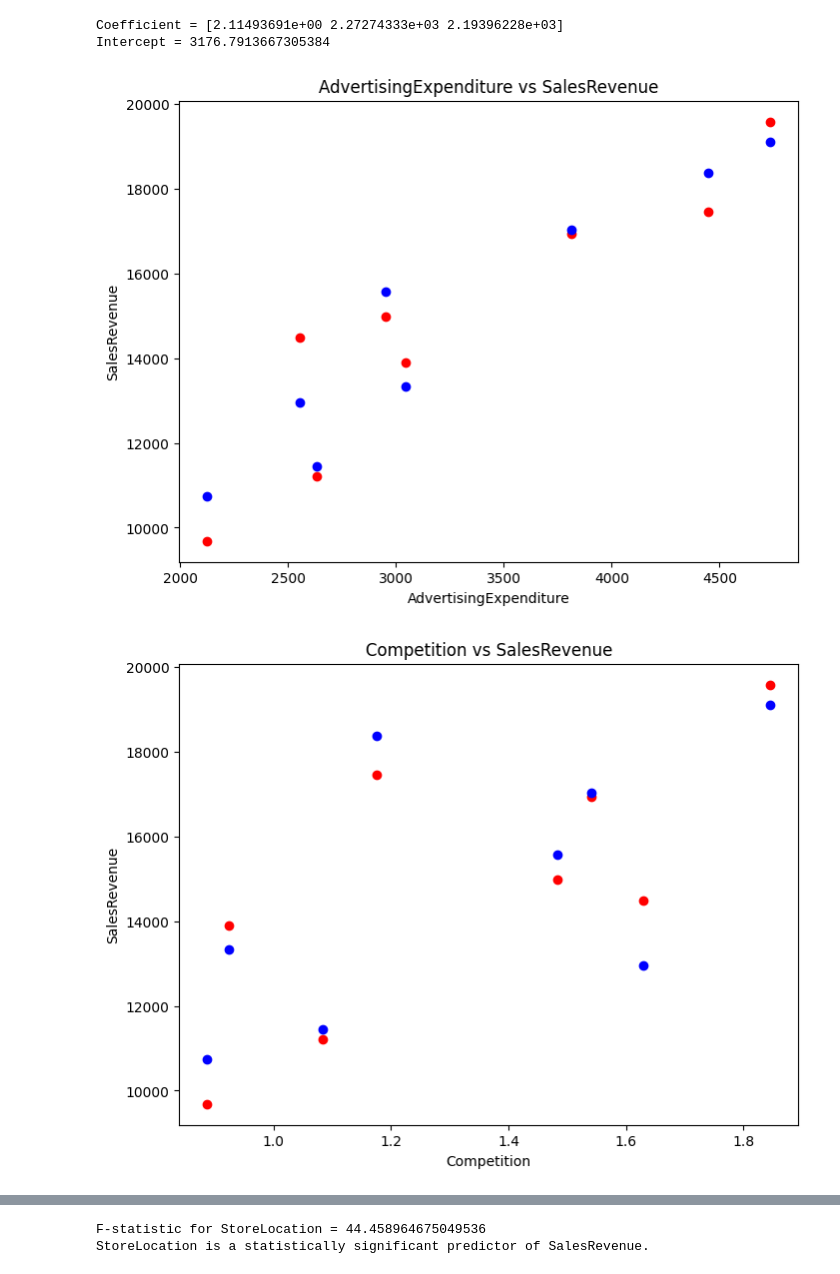
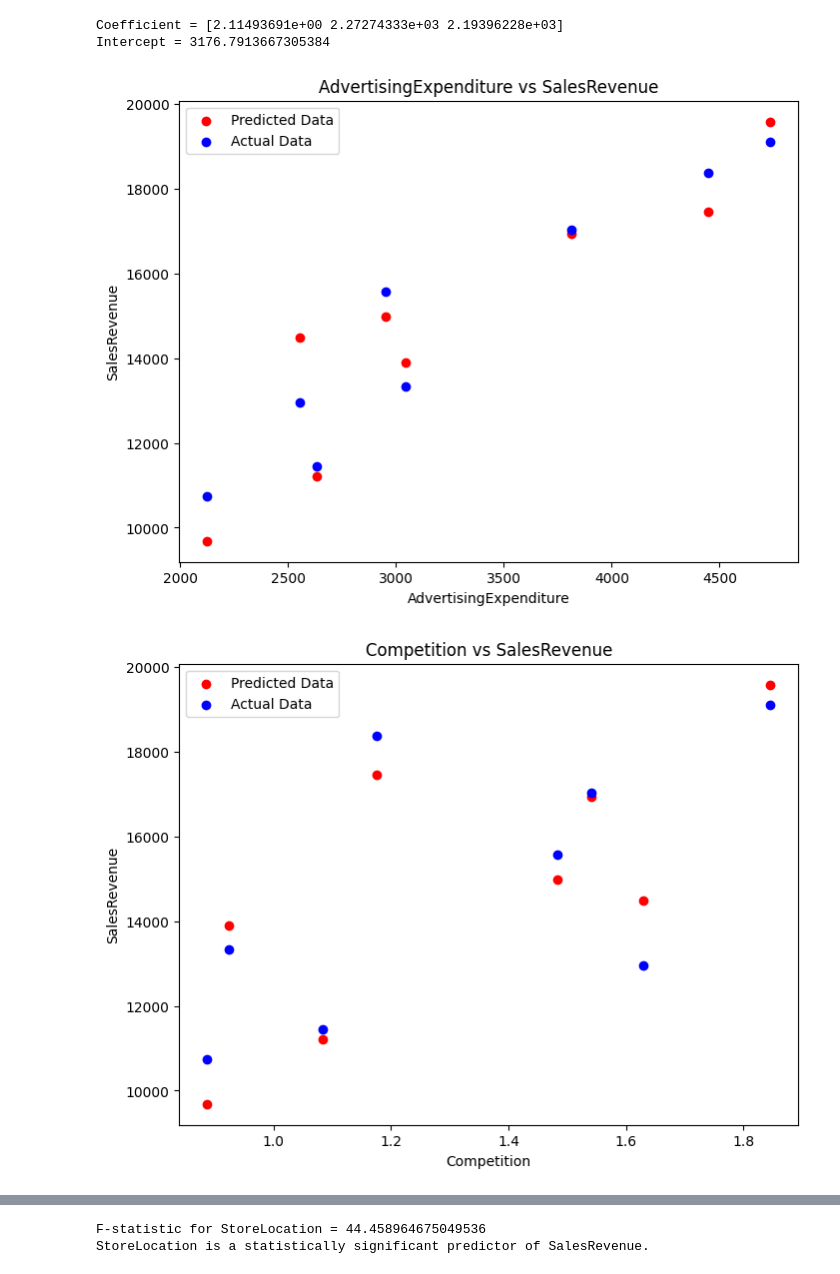
Before and after one commit to themohitnair/DVLab, a Jupyter notebook: Python-Part-B/PB_ex4/notebook.ipynb, the cells around one changed output, grey strips where cells are left out. Drawn from its saved outputs; the diff is of its cells as text; code cells hidden in the pictures.

```diff
--- a/Python-Part-B/PB_ex4/notebook.ipynb
+++ b/Python-Part-B/PB_ex4/notebook.ipynb
@@ -39,13 +39,14 @@ Y_pred = model.predict(X_test)
 # %%
 predictors = ["AdvertisingExpenditure", "Competition", "StoreLocation"]
 
 for predictor in predictors:
     plt.figure(figsize=(8, 6))
     plt.title(f"{predictor} vs SalesRevenue")
     plt.xlabel(predictor)
     plt.ylabel("SalesRevenue")
     plt.scatter(X_test[predictor], Y_pred, color="r", label="Predicted Data")
     plt.scatter(X_test[predictor], Y_test, color="b", label="Actual Data")
+    plt.legend()
 # %% [output]
-[figure, old version]
+[figure, new version]
-[figure, old version]
+[figure, new version]
```
Also changed, not shown: parts of 3 cells of this notebook, 1 other file.
